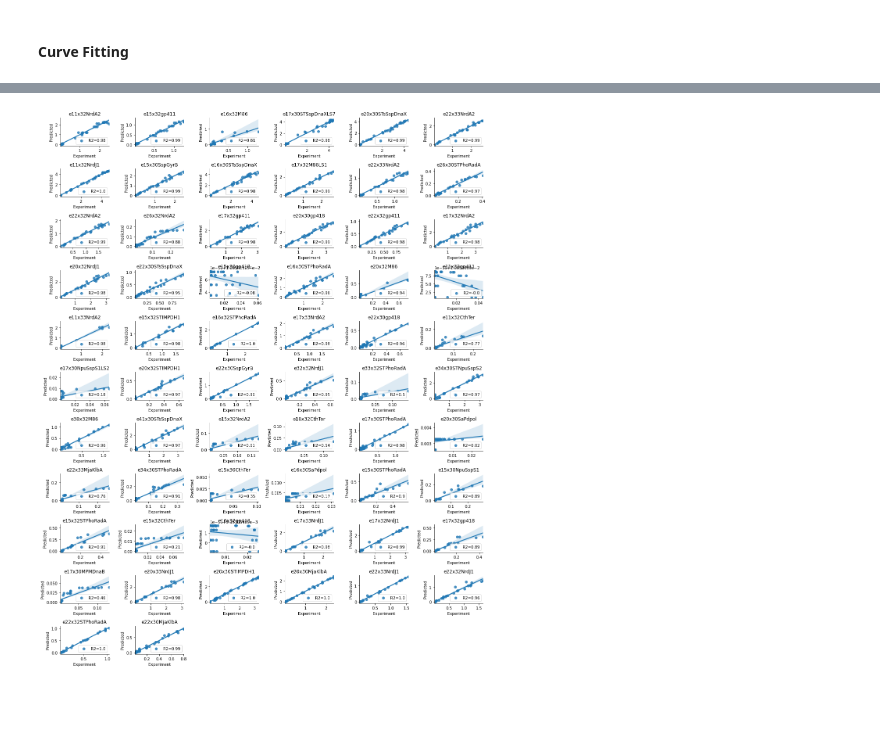
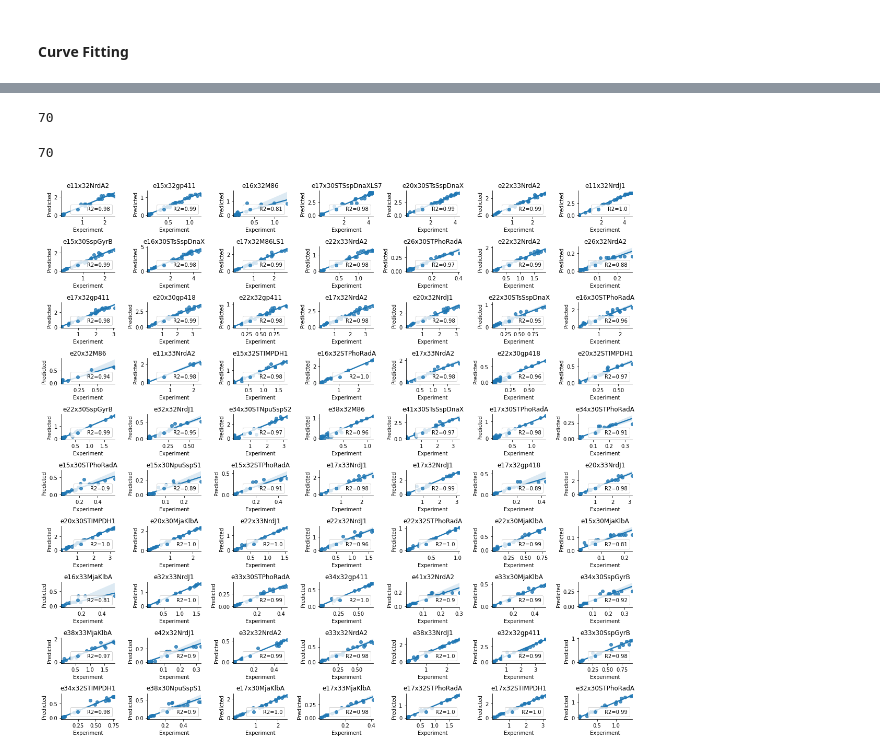
Before and after one commit to rmardian/intein-based-circuits, a Jupyter notebook: AND Gates Screening - Full.ipynb, the cells around one changed output, grey strips where cells are left out. Cells and saved outputs as stored; diff of their text form; code cells hidden in the pictures; blank space fills up the shorter version.

```diff
--- a/AND Gates Screening - Full.ipynb
+++ b/AND Gates Screening - Full.ipynb
@@ -308,5 +265,5 @@ plot_colormesh(colormeshes[54:60])
 # %%
-f, axs = plt.subplots(11, 6, sharex=False, sharey=False, figsize=(16, 20))
+f, axs = plt.subplots(17, 6, sharex=False, sharey=False, figsize=(15, 34))
 axr = axs.ravel()
 for i, ax in enumerate(axr):
     if i < len(ys):
@@ -319,5 +276,29 @@ for i, ax in enumerate(axr):
     else:
         ax.set_visible(False)
 plt.tight_layout()
-# %% [output]
-[figure, removed]
+# %%
+r2s = [y[0] for y in ys if r2_score(y[1], y[2]) > 0.8]
+len(r2s)
+# %% [output]
+70
+# %%
+ys_ = [x for x in ys if x[0] in r2s]
+len(ys_)
+# %% [output]
+70
+# %%
+f, axs = plt.subplots(10, 7, sharex=False, sharey=False, figsize=(16, 15))
+axr = axs.ravel()
+for i, ax in enumerate(axr):
+    if i < len(ys_):
+        sns.regplot(ys_[i][1], ys_[i][2], ax=ax, label='R2={}'.format(round(r2_score(ys_[i][1], ys_[i][2]), 2)))
+        ax.set_title(ys_[i][0])
+        ax.set_xlabel('Experiment')
+        ax.set_ylabel('Predicted')
+        ax.legend(loc=4)
+        sns.despine()
+    else:
+        ax.set_visible(False)
+plt.tight_layout()
+# %% [output]
+[figure, added]
```
Also changed, not shown: parts of 30 cells of this notebook, 36 other files.
